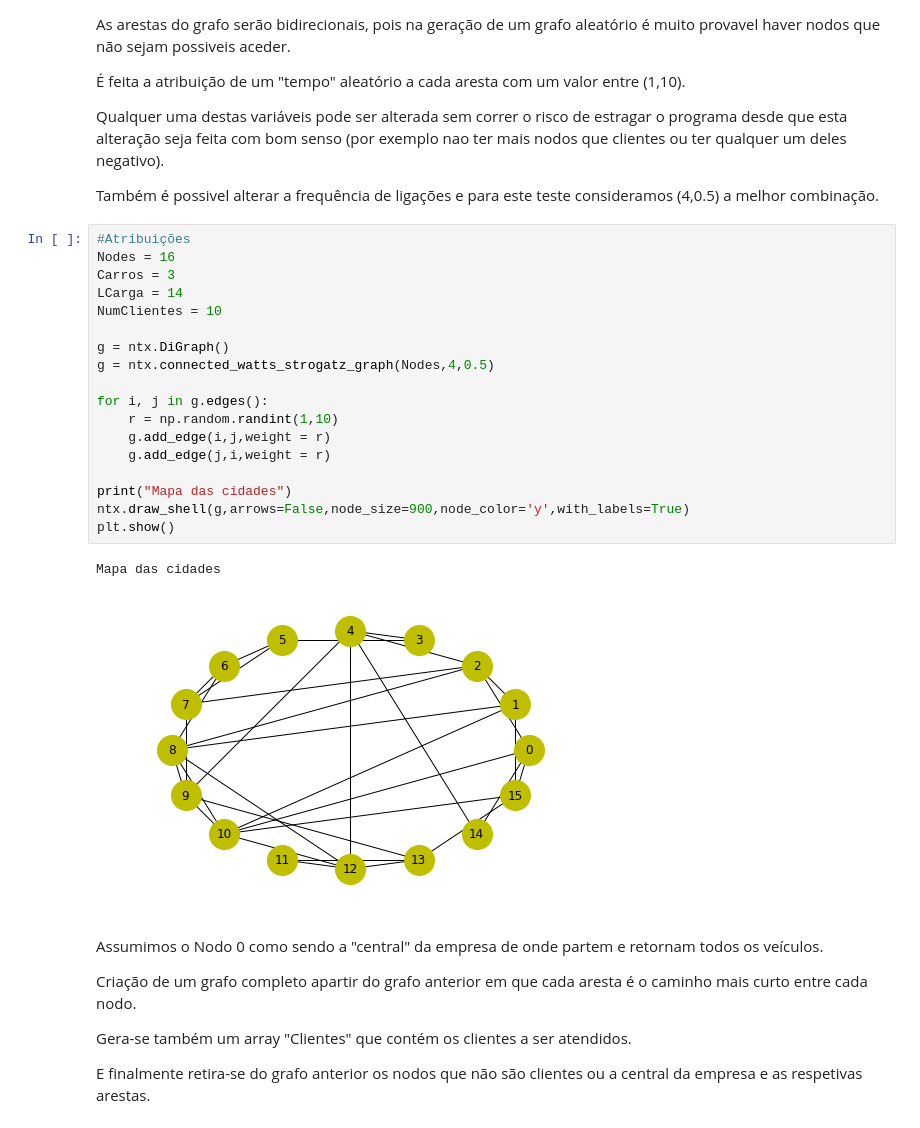
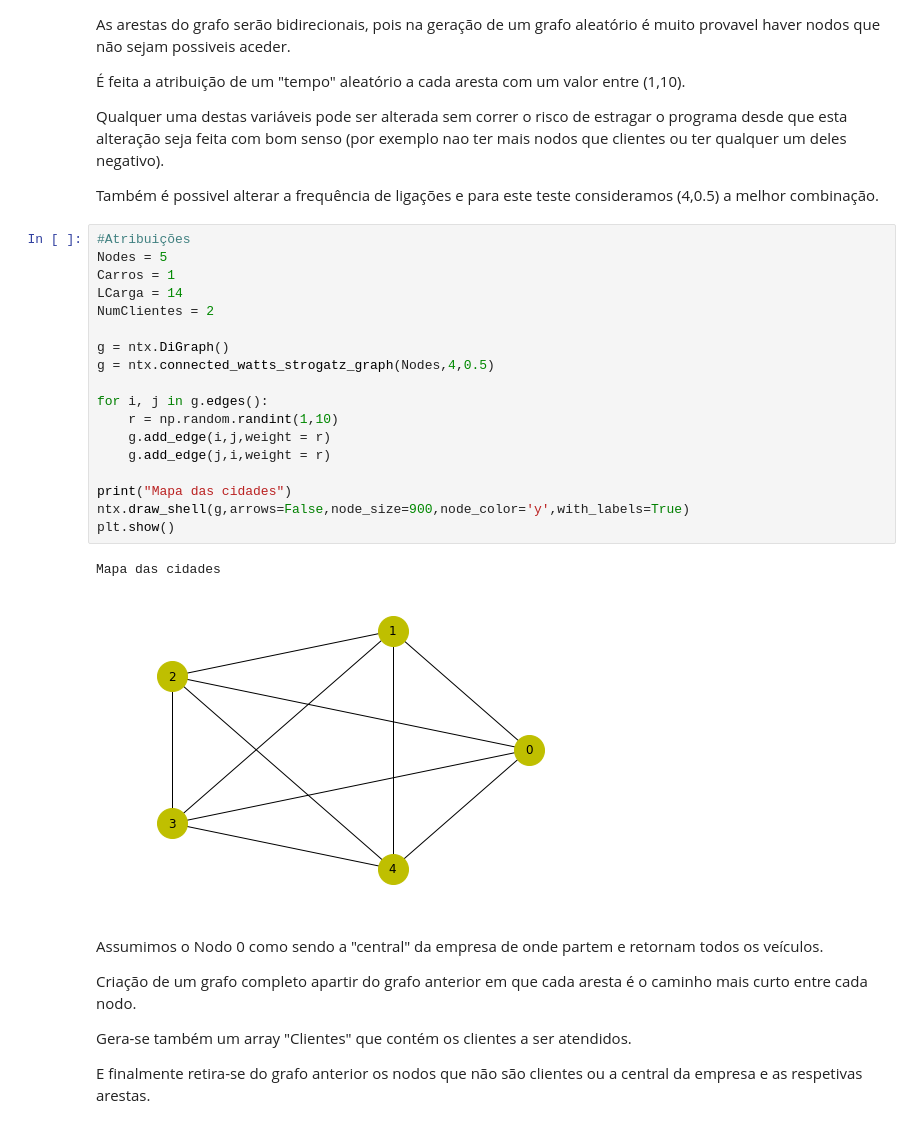
Before and after one commit to AJGQ/Log_Comp, a Jupyter notebook: Trab_1/GPS's e Sudoku's.ipynb, the cells around one changed output. Drawn from its saved outputs; the diff is of its cells as text.

```diff
--- a/Trab_1/GPS's e Sudoku's.ipynb
+++ b/Trab_1/GPS's e Sudoku's.ipynb
@@ -24,25 +24,25 @@ Qualquer uma destas variáveis pode ser alterada sem correr o risco de estragar
 Também é possivel alterar a frequência de ligações e para este teste consideramos (4,0.5) a melhor combinação.
 # %%
 #Atribuições
-Nodes = 16
-Carros = 3
+Nodes = 5
+Carros = 1
 LCarga = 14
-NumClientes = 10
+NumClientes = 2
 
 g = ntx.DiGraph()
 g = ntx.connected_watts_strogatz_graph(Nodes,4,0.5)
 
 for i, j in g.edges():
     r = np.random.randint(1,10)
     g.add_edge(i,j,weight = r)
     g.add_edge(j,i,weight = r)
 
 print("Mapa das cidades")
 ntx.draw_shell(g,arrows=False,node_size=900,node_color='y',with_labels=True)
 plt.show()
 # %% [output]
 Mapa das cidades
-[figure, old version]
+[figure, new version]
 # %% [markdown]
 Assumimos o Nodo 0 como sendo a "central" da empresa de onde partem e retornam todos os veículos.
 
```
Also changed, not shown: parts of 6 cells of this notebook.
